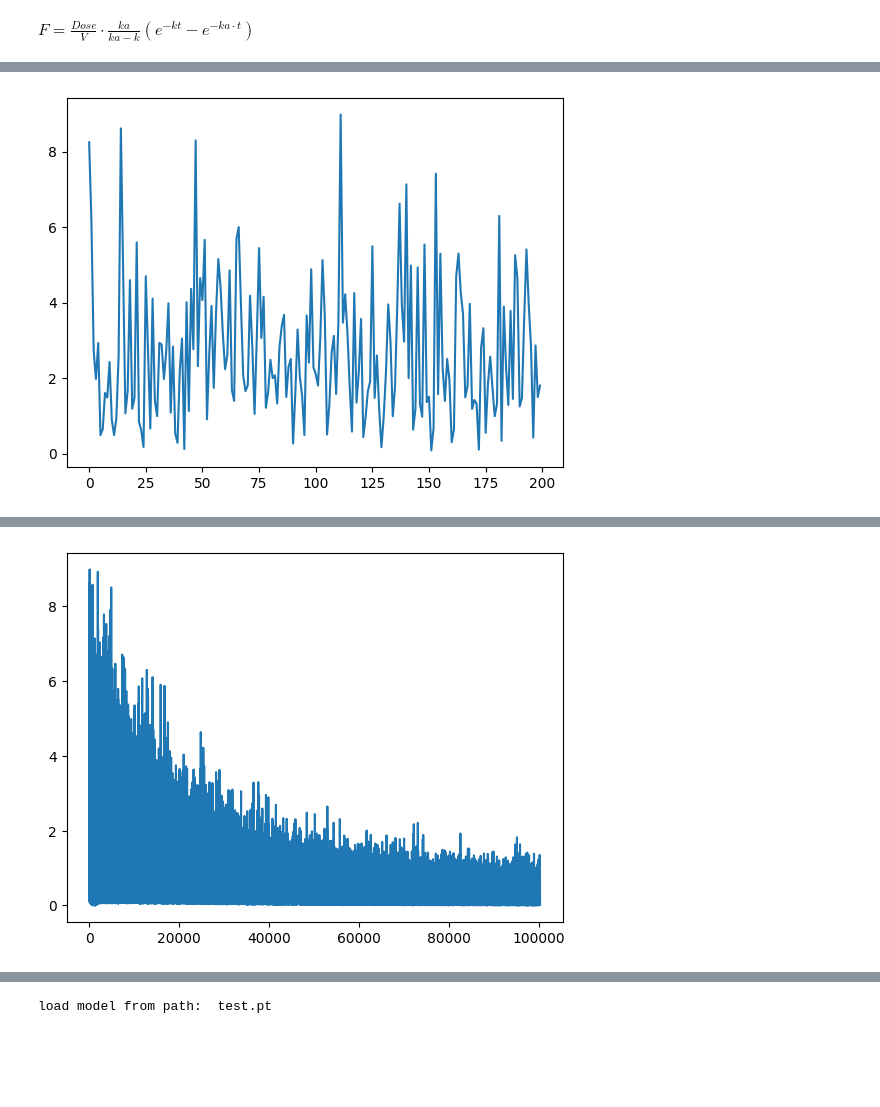
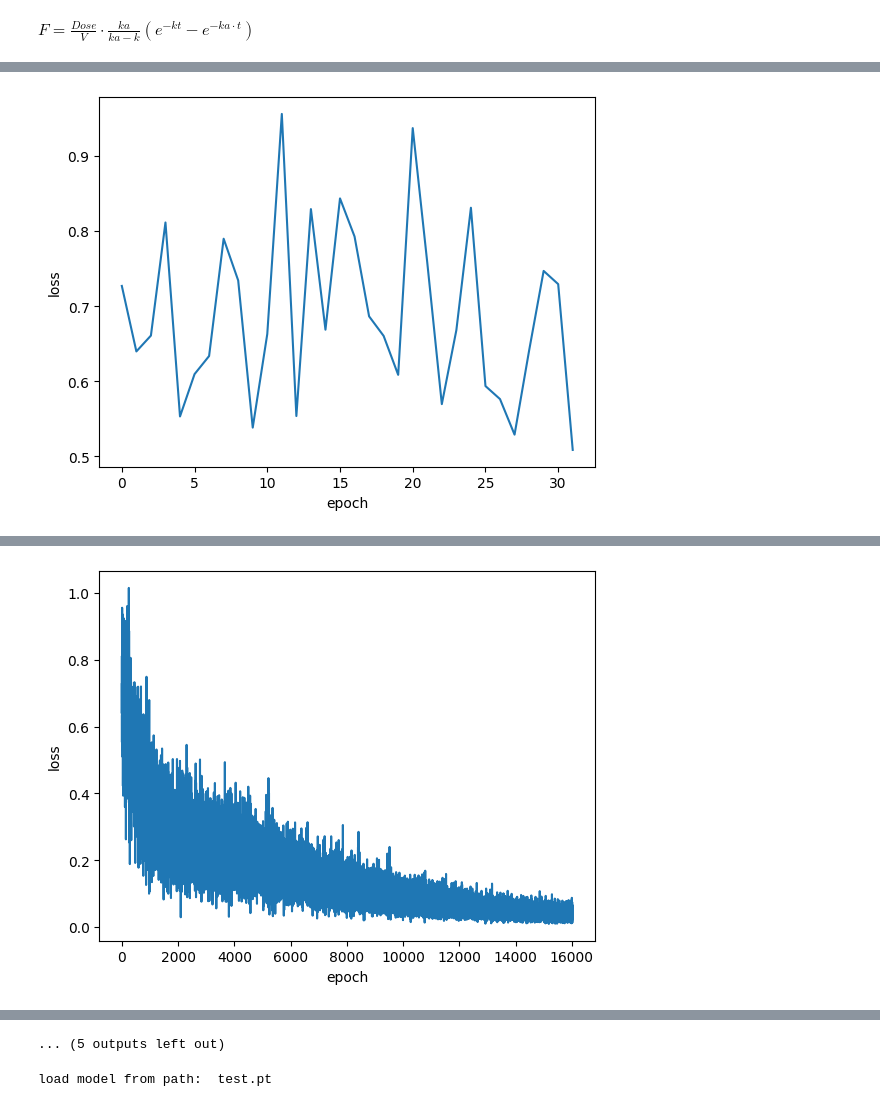
Before and after one commit to yingzibu/ODE, a Jupyter notebook: learn/First_order_PO.ipynb, the cells around one changed output, grey strips where cells are left out. Saved outputs shown, nothing was run; the diff lists cells and outputs as text; code cells hidden in the pictures; blank space fills up the shorter version.

```diff
--- a/learn/First_order_PO.ipynb
+++ b/learn/First_order_PO.ipynb
@@ -182,6 +182,6 @@ plt.close()
 # %%
 dataset = data.TensorDataset(t, y)
-loader = data.DataLoader(dataset, batch_size=10, shuffle=True)
+loader = data.DataLoader(dataset, batch_size=64, shuffle=True)
 
 model = NNTest()
 opt = optim.AdamW(model.parameters(), lr=1e-4, weight_decay=1e-5)
@@ -211,7 +211,9 @@ for epoch in tqdm(range(MAX_EPOCH), total=MAX_EPOCH):
         print(f'Epoch: {epoch}, Loss: {loss:.3f}');
         print(f'Here param_(true={param_:.3f}): {model.param_.item():.3f},',
               f'ka({ka}): {model.ka.item():.3f}, k({k}): {model.k.item():.3f}')
-        plt.plot(loss_all); plt.show(); plt.close()
+        plt.plot(loss_all);
+        plt.xlabel('epoch'); plt.ylabel('loss')
+        plt.show(); plt.close()
 
 # print(f'Final a: {model.a}, b: {model.b}')
 # %% [output]
@@ -220 +222 @@ Here param_(true=11.905): 0.683, ka(0.5): 0.038, k(0.2): 0.183
-[figure, old version]
+[figure, new version]
@@ -223 +225 @@ Here param_(true=11.905): 5.532, ka(0.5): 1.057, k(0.2): 0.125
-[figure, old version]
+[figure, new version]
@@ -231,3 +238,4 @@ early stop
+... (5 outputs left out)
 # %%
 def load_model(model, path, device='cpu'):
     print('load model from path: ', path)
```
Also changed, not shown: parts of 4 cells of this notebook.
